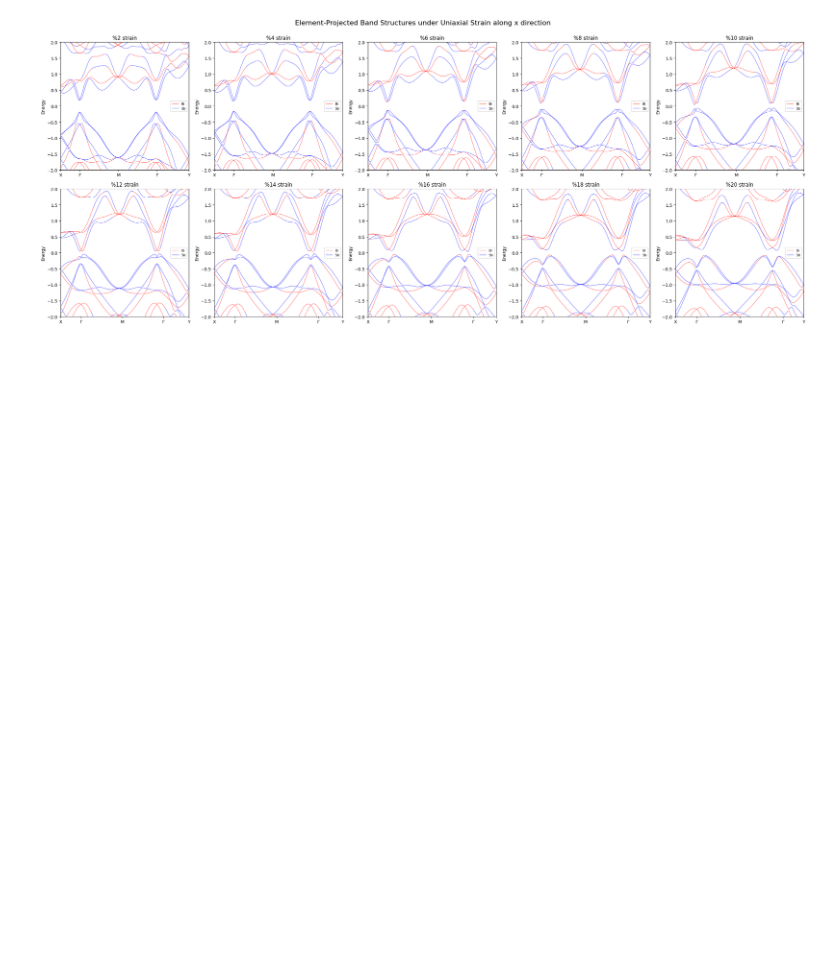
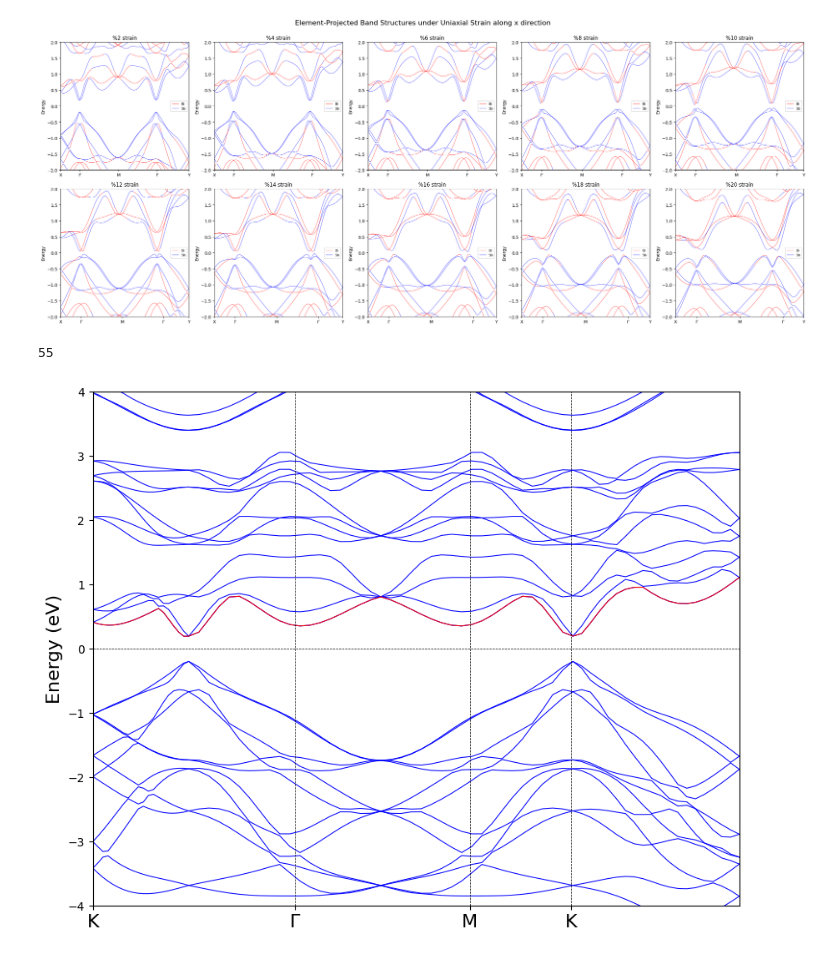
Before and after one commit to Lactuka/Thesis, a Jupyter notebook: uniaxial-y-tight/uniaxial-y-tight.ipynb, the cells around one changed output. Drawn from its saved outputs; the diff is of its cells as text; code cells hidden in the pictures; blank space fills up the shorter version.

```diff
--- a/uniaxial-y-tight/uniaxial-y-tight.ipynb
+++ b/uniaxial-y-tight/uniaxial-y-tight.ipynb
@@ -272,3 +272,38 @@ plt.tight_layout()
 plt.show()
 # %% [output]
 [figure]
+# %%
+import numpy as np
+import matplotlib.pyplot as plt
+
+data = np.loadtxt('0-REFORMATTED_BAND.dat')
+
+k = data[:, 0]
+bands = data[:, 1:]
+num_bands = bands.shape[1]
+print(num_bands)
+
+high_symmetry_points = [0,0.896,1.671,2.119,3.015]
+high_symmetry_labels = ['K', r'$\Gamma$', 'M', 'K', r'$\Gamma$']
+
+plt.figure(figsize=(10, 8))
+for i in range(num_bands):
+    plt.plot(k, bands[:, i], color='blue', lw=0.75)
+
+plt.plot(k, bands[:, 40], color='red', lw=0.75)
+
+plt.axhline(0, color='black', linestyle='--', lw=0.5)
+
+for i in range(len(high_symmetry_points)):
+    plt.axvline(high_symmetry_points[i], color='black', linestyle='--', lw=0.5)
+
+
+plt.xticks(high_symmetry_points, high_symmetry_labels, fontsize=16)
+
+plt.ylabel('Energy (eV)', fontsize=16)
+plt.ylim(-4, 4)
+plt.xlim(min(k), max(k))
+plt.show()
+# %% [output]
+55
+[figure, added]
```
Also changed, not shown: 6 other files.
